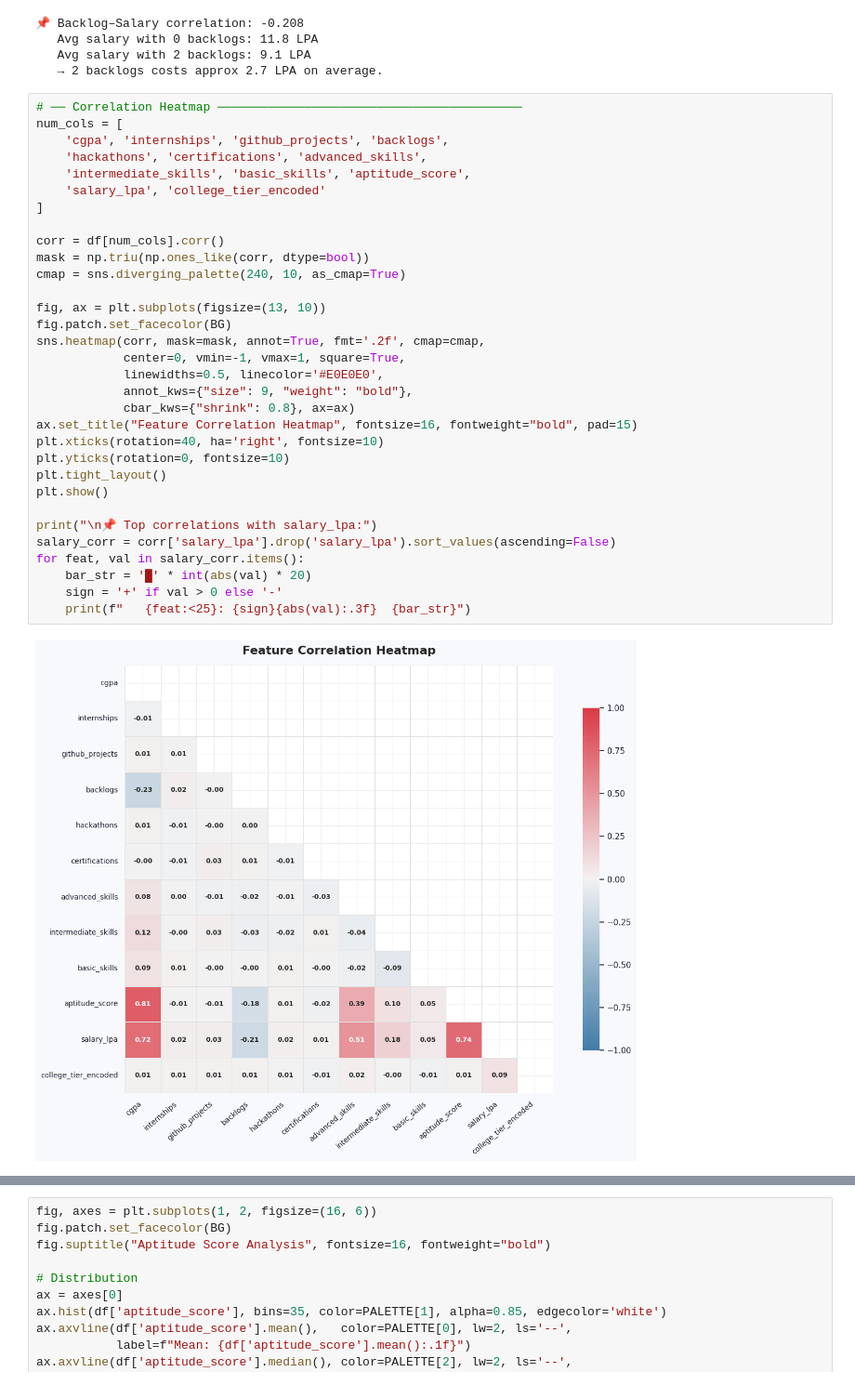
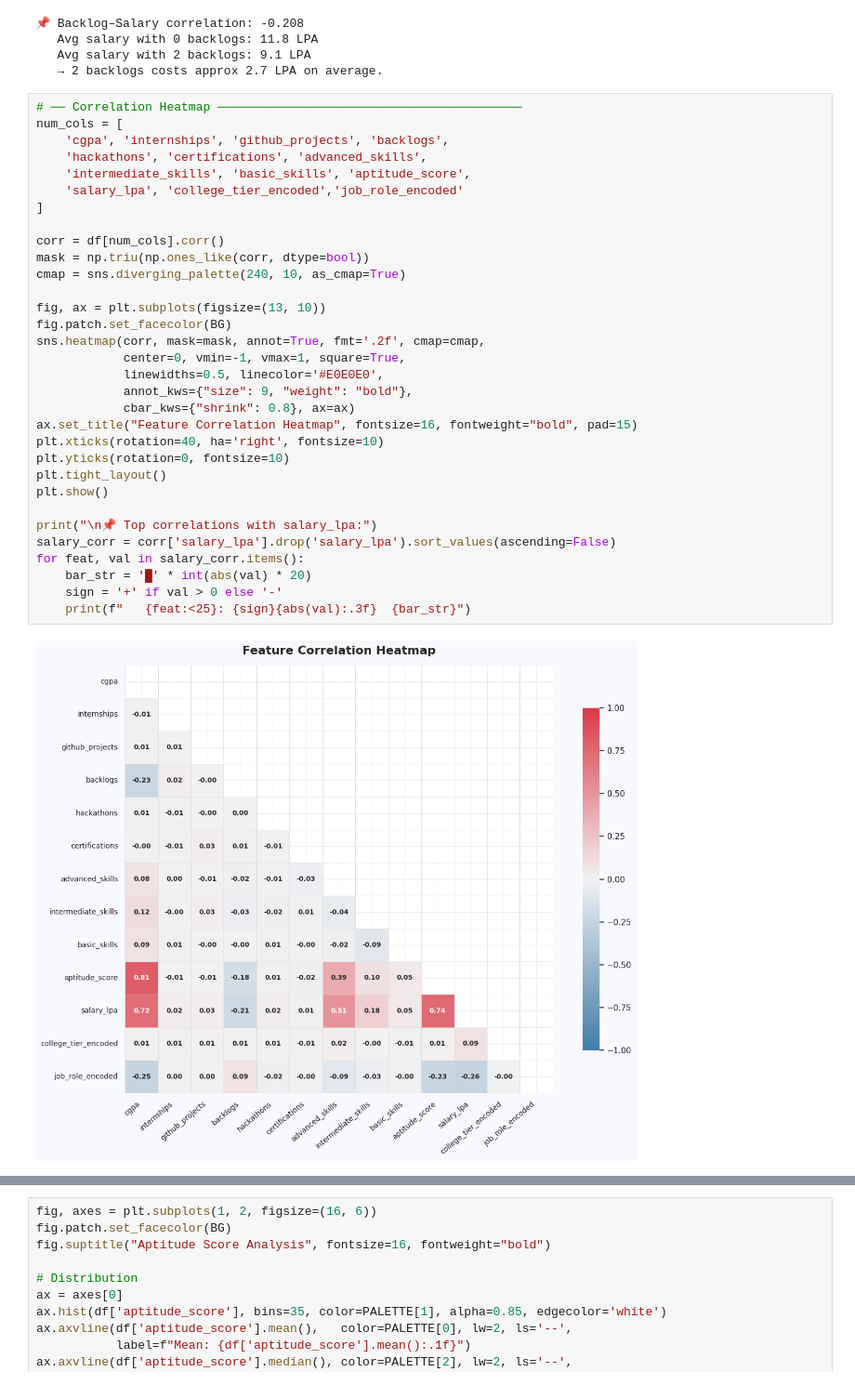
Before and after one commit to shreyaa008/JobGenie, a Jupyter notebook: Student/Notebook/02_eda.ipynb, the cells around one changed output, grey strips where cells are left out. Shown at 93% size. Saved outputs shown, nothing was run; the diff lists cells and outputs as text.

```diff
--- a/Student/Notebook/02_eda.ipynb
+++ b/Student/Notebook/02_eda.ipynb
@@ -363,35 +367,35 @@ print(f"   → 2 backlogs costs approx {sal_0 - sal_2:.1f} LPA on average.")
 num_cols = [
     'cgpa', 'internships', 'github_projects', 'backlogs',
     'hackathons', 'certifications', 'advanced_skills',
     'intermediate_skills', 'basic_skills', 'aptitude_score',
-    'salary_lpa', 'college_tier_encoded'
+    'salary_lpa', 'college_tier_encoded','job_role_encoded'
 ]
 
 corr = df[num_cols].corr()
 mask = np.triu(np.ones_like(corr, dtype=bool))
 cmap = sns.diverging_palette(240, 10, as_cmap=True)
 
 fig, ax = plt.subplots(figsize=(13, 10))
 fig.patch.set_facecolor(BG)
 sns.heatmap(corr, mask=mask, annot=True, fmt='.2f', cmap=cmap,
             center=0, vmin=-1, vmax=1, square=True,
             linewidths=0.5, linecolor='#E0E0E0',
             annot_kws={"size": 9, "weight": "bold"},
             cbar_kws={"shrink": 0.8}, ax=ax)
 ax.set_title("Feature Correlation Heatmap", fontsize=16, fontweight="bold", pad=15)
 plt.xticks(rotation=40, ha='right', fontsize=10)
 plt.yticks(rotation=0, fontsize=10)
 plt.tight_layout()
 plt.show()
 
 print("\n📌 Top correlations with salary_lpa:")
 salary_corr = corr['salary_lpa'].drop('salary_lpa').sort_values(ascending=False)
 for feat, val in salary_corr.items():
     bar_str = '█' * int(abs(val) * 20)
     sign = '+' if val > 0 else '-'
     print(f"   {feat:<25}: {sign}{abs(val):.3f}  {bar_str}")
 # %% [output]
-[figure, old version]
+[figure, new version]
 📌 Top correlations with salary_lpa:
    aptitude_score           : +0.736  ██████████████
    cgpa                     : +0.721  ██████████████
```
Also changed, not shown: parts of 3 cells of this notebook, 7 other files.
